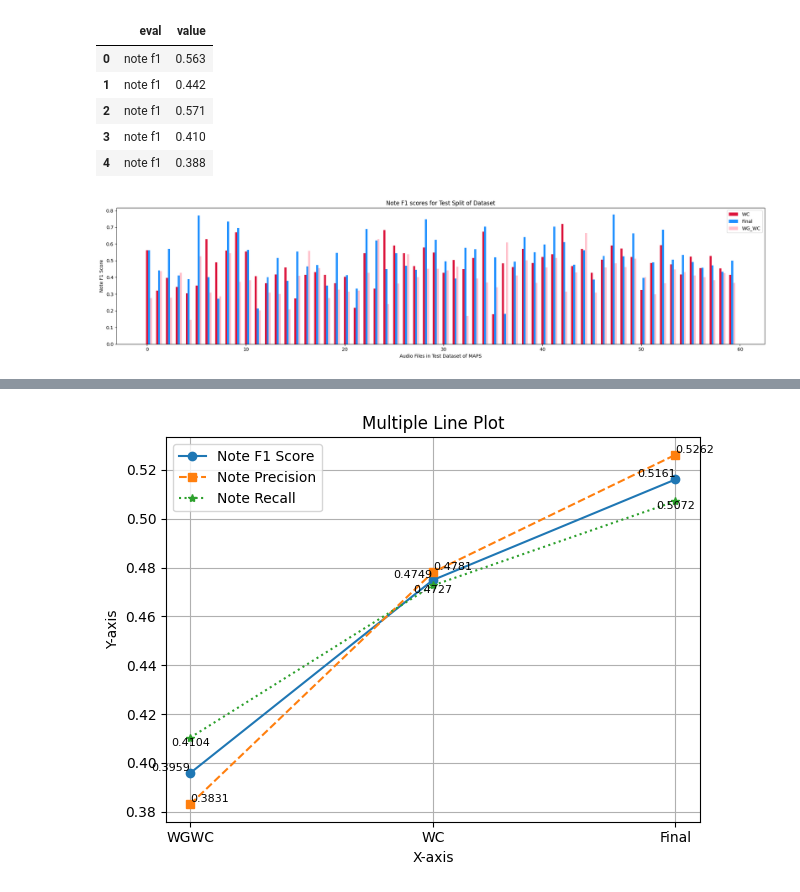
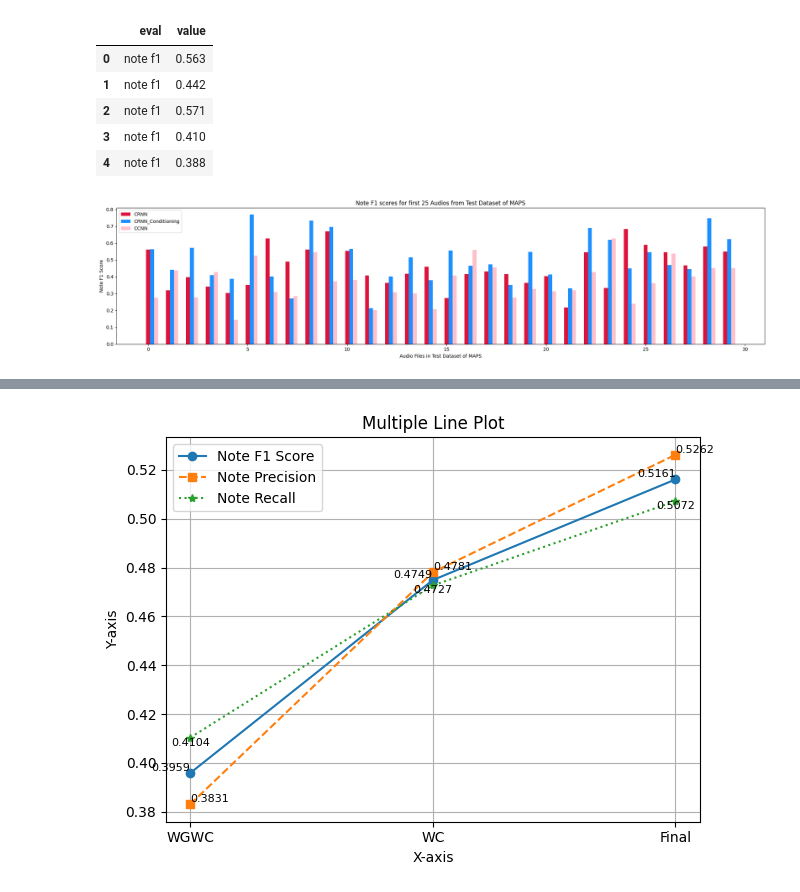
Before and after one commit to Atishay25/tones2notes, a Jupyter notebook: notebooks/plots.ipynb, the cells around one changed output, grey strips where cells are left out. Saved outputs shown, nothing was run; the diff lists cells and outputs as text; code cells hidden in the pictures.

Commit message:
added plot notebook and update run.sh

```diff
--- a/notebooks/plots.ipynb
+++ b/notebooks/plots.ipynb
@@ -82,7 +82,7 @@ ccnn_final.head()
 | 3 | note f1 | 0.410 |
 | 4 | note f1 | 0.388 |
 # %%
-N = 60      # total = 60
+N = 30      # total = 60
 test_eval = {}
 test_eval['wg_wc'] = ccnn_wgru_wcon['value'][:N]
 test_eval['wc'] = ccnn_wcon['value'][:N]
@@ -90,19 +90,18 @@ test_eval['final'] = ccnn_final['value'][:N]
 # %%
 ind = np.arange(N)
 width = 0.2
 
 plt.figure(figsize=(20,5))
 bar1 = plt.bar(ind, test_eval['wc'], width, color = 'crimson')
 bar2 = plt.bar(ind+width, test_eval['final'], width, color='dodgerblue')
 bar3 = plt.bar(ind+width*2,test_eval['wg_wc'], width, color = 'pink')
 
 plt.xlabel("Audio Files in Test Dataset of MAPS")
 plt.ylabel('Note F1 Score')
-plt.title("Note F1 scores for Test Split of Dataset")
+plt.title("Note F1 scores for first 25 Audios from Test Dataset of MAPS")
 
-plt.legend( (bar1, bar2, bar3), ('WC', 'Final', 'WG_WC') )
-plt.savefig("error_rates_plot.png")
+plt.legend( (bar1, bar2, bar3), ('CRNN', 'CRNN_Conditioning', 'CCNN') )
+plt.savefig("test_dataset_MAPS_f1Score.png")
 plt.tight_layout()
-plt.show()
 # %% [output]
-[figure, old version]
+[figure, new version]
```
Also changed, not shown: parts of 1 cell of this notebook, 3 other files.
